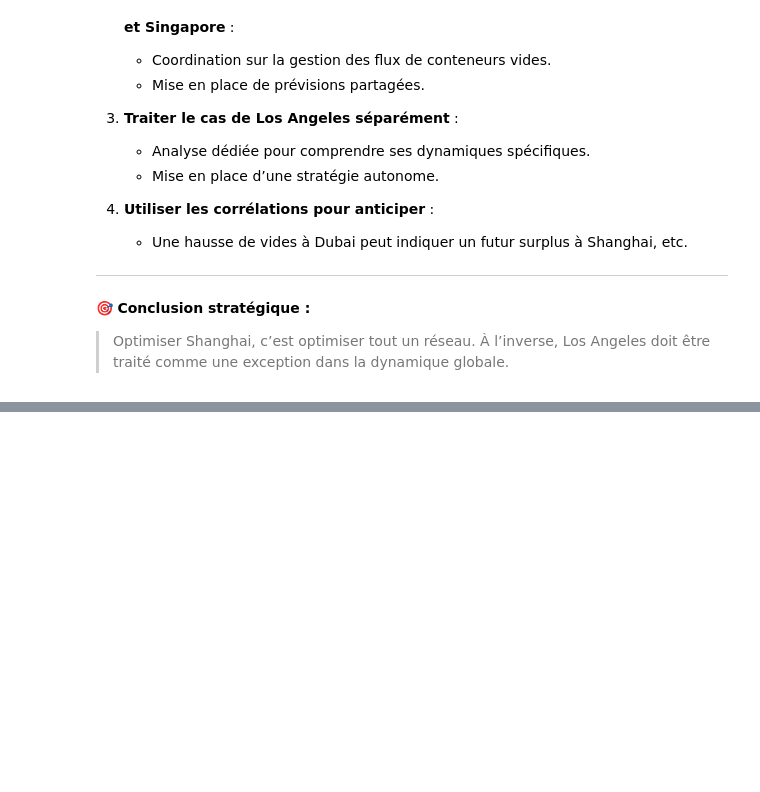
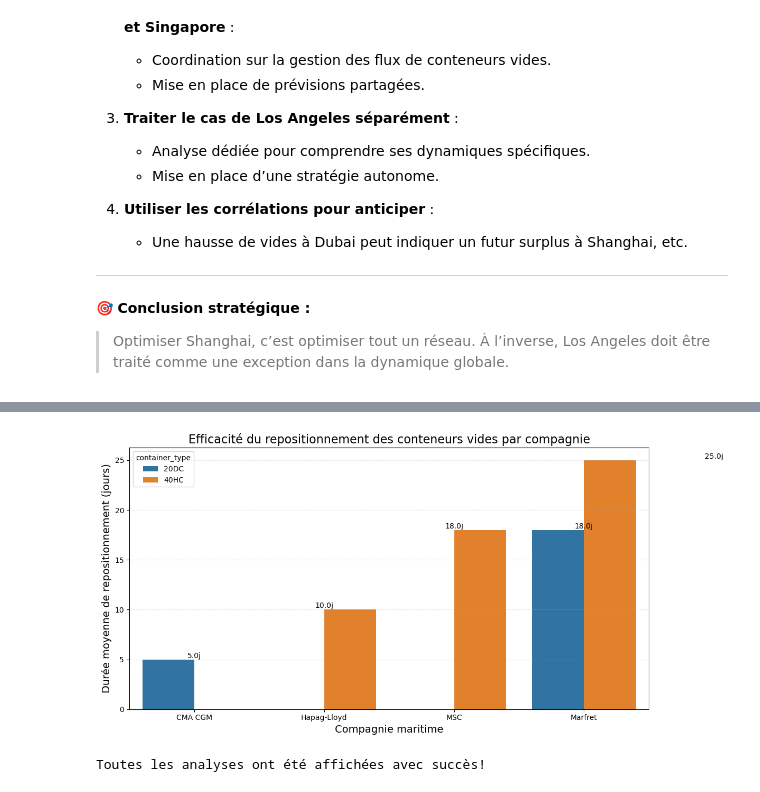
Before and after one commit to zakaria-maanane/CargoFlow, a Jupyter notebook: CargoFlow_Analyse_Conteneurs_Vides.ipynb, the cells around one changed output, grey strips where cells are left out. Drawn from its saved outputs; the diff is of its cells as text; code cells hidden in the pictures; blank space fills up the shorter version.

```diff
--- a/CargoFlow_Analyse_Conteneurs_Vides.ipynb
+++ b/CargoFlow_Analyse_Conteneurs_Vides.ipynb
@@ -114,0 +338,9 @@ plt.show()
+# %%
+
+# 2. Répartition des conteneurs vides par compagnie maritime
+ax2 = fig.add_subplot(2, 2, 2)
+company_stats = empty_movements.groupby('shipping_company').size()
+company_stats.plot(kind='pie', ax=ax2, autopct='%1.1f%%', startangle=90,
+                  colors=sns.color_palette('viridis', len(company_stats)))
+ax2.set_title('Répartition des mouvements de conteneurs vides par compagnie')
+ax2.set_ylabel('')
@@ -114,0 +349,12 @@ plt.show()
+# %%
+
+# 3. Durée moyenne des voyages par port d'origine pour conteneurs vides
+ax3 = fig.add_subplot(2, 2, 3)
+voyage_duration = empty_movements.groupby('origin_port')['trip_duration_days'].mean().sort_values(ascending=False)
+voyage_duration.plot(kind='bar', ax=ax3, color='skyblue')
+ax3.set_title('Durée moyenne des voyages de conteneurs vides par port d\'origine')
+ax3.set_xlabel('Port d\'origine')
+ax3.set_ylabel('Jours (moyenne)')
+for i, v in enumerate(voyage_duration):
+    ax3.text(i, v + 0.5, f'{v:.1f}j', ha='center')
+ax3.grid(axis='y', linestyle='--', alpha=0.3)
@@ -114,0 +486,27 @@ plt.show()
+# %%
+
+# 10. ANALYSE: Efficacité de repositionnement des conteneurs vides
+# Calculer le temps moyen de repositionnement pour les conteneurs vides
+repositioning_efficiency = empty_movements.groupby(['shipping_company', 'container_type'])['trip_duration_days'].agg(['mean', 'min', 'max', 'count']).reset_index()
+repositioning_efficiency = repositioning_efficiency.sort_values('mean')
+# %%
+
+# Visualisation
+plt.figure(figsize=(12, 6))
+sns.barplot(x='shipping_company', y='mean', hue='container_type', data=repositioning_efficiency)
+plt.title('Efficacité du repositionnement des conteneurs vides par compagnie', fontsize=16)
+plt.xlabel('Compagnie maritime', fontsize=14)
+plt.ylabel('Durée moyenne de repositionnement (jours)', fontsize=14)
+plt.grid(axis='y', linestyle='--', alpha=0.3)
+
+# Ajouter les valeurs sur les barres
+for i, row in enumerate(repositioning_efficiency.itertuples()):
+    plt.text(i, row.mean, f'{row.mean:.1f}j', ha='center', va='bottom')
+
+plt.tight_layout()
+plt.show()
+
+print("Toutes les analyses ont été affichées avec succès!")
+# %% [output]
+[figure, added]
+Toutes les analyses ont été affichées avec succès!
```
Also changed, not shown: parts of 12 cells of this notebook, 1 other file.
